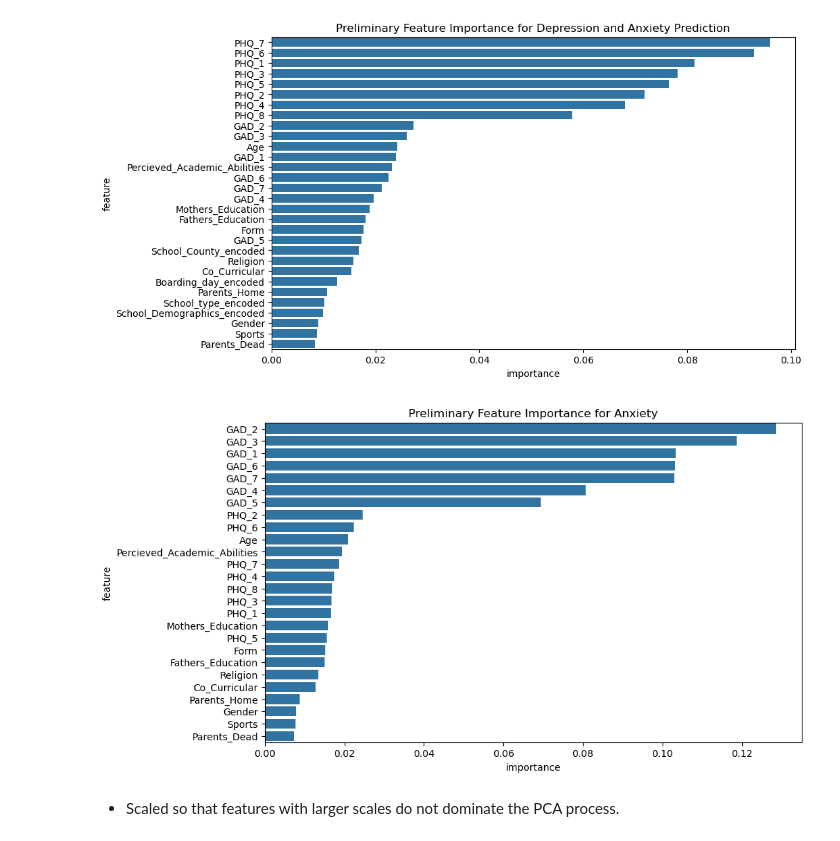
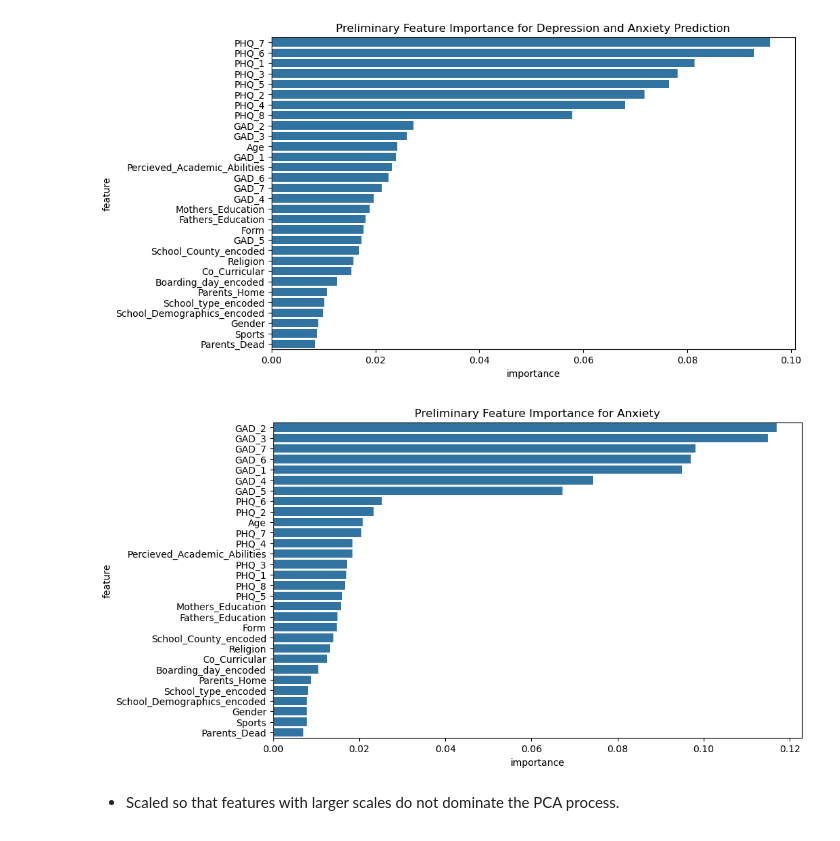
Before and after one commit to r0sh1ddy/Depression-Anxiety-predictor-for-High-School-Students-in-Kenya, a Jupyter notebook: index.ipynb, the cells around one changed output. Saved outputs shown, nothing was run; the diff lists cells and outputs as text; code cells hidden in the pictures.

```diff
--- a/index.ipynb
+++ b/index.ipynb
@@ -829,34 +829,34 @@ plt.savefig('Image/Preliminary Feature Importance for Depression.png', dpi=300,
 # %%
 from sklearn.ensemble import RandomForestClassifier
 
 numerical_cols = ["Age", "Gender", "Form", "Religion",
     "Parents_Home", "Parents_Dead", "Fathers_Education", "Mothers_Education",
     "Co_Curricular", "Sports", "Percieved_Academic_Abilities",
     "PHQ_1", "PHQ_2", "PHQ_3", "PHQ_4", "PHQ_5", "PHQ_6", "PHQ_7", "PHQ_8",
     "GAD_1", "GAD_2", "GAD_3", "GAD_4", "GAD_5", "GAD_6", "GAD_7"]
 # feature importance
-X = df[numerical_cols]
+X = df[numerical_cols + encoded_cols]
 y = df['Has_anxiety']
 
 # Handle any remaining missing values
 X = X.fillna(X.median())
 
 # Train simple RF model
 rf = RandomForestClassifier(n_estimators=100, random_state=42)
 rf.fit(X, y)
 
 # Plot importance
 importance_df = pd.DataFrame({
     'feature': X.columns,
     'importance': rf.feature_importances_
 }).sort_values('importance', ascending=False)
 
 plt.figure(figsize=(10,6))
 sns.barplot(data=importance_df, x='importance', y='feature')
 plt.title('Preliminary Feature Importance for Anxiety')
 plt.savefig('Image/Preliminary Feature Importance for Anxiety.png', dpi=300, bbox_inches='tight')
 # %% [output]
-[figure, old version]
+[figure, new version]
 # %%
 # Average parental education
 df['Parental_Education_Avg'] = df[['Fathers_Education', 'Mothers_Education']].mean(axis=1)
```
Also changed, not shown: parts of 6 cells of this notebook, 11 other files.
